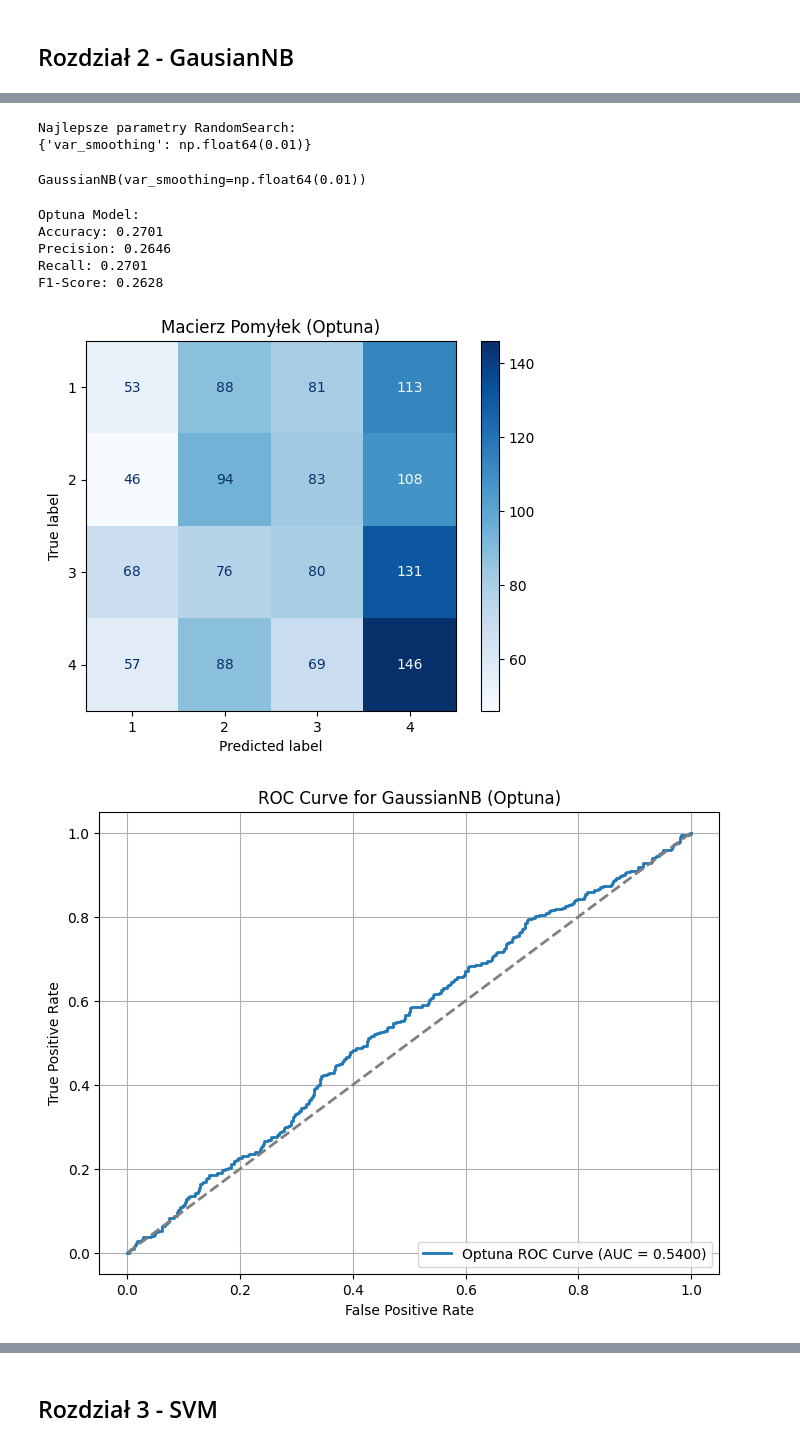
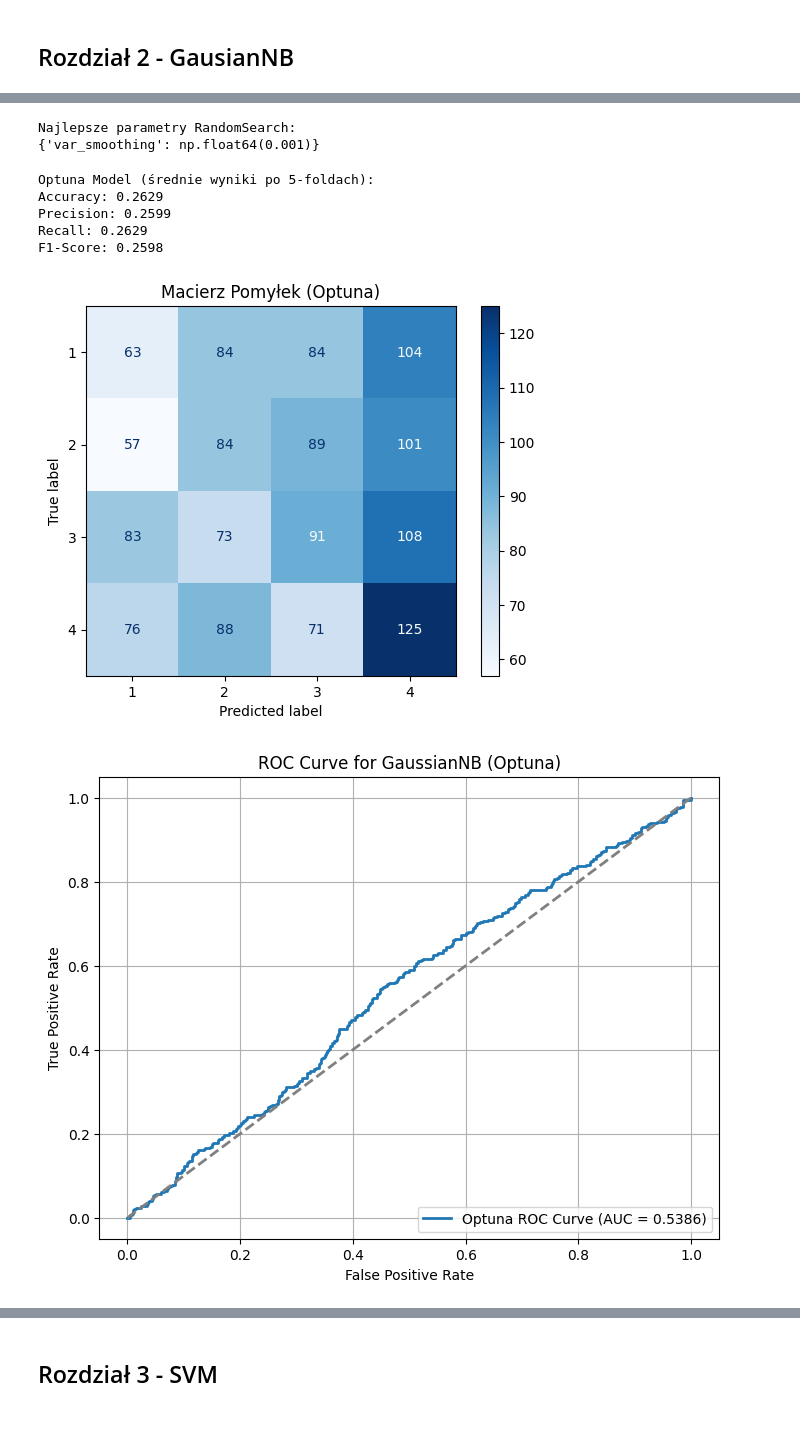
Before and after one commit to Meikelele/thesis, a Jupyter notebook: main.ipynb, the cells around one changed output, grey strips where cells are left out. Drawn from its saved outputs; the diff is of its cells as text; code cells hidden in the pictures.

Commit message:
( 2 ) GaussianNB - improvement

```diff
--- a/main.ipynb
+++ b/main.ipynb
@@ -535,5 +535,4 @@ print(best_params_optuna)
 
 # Trenowanie modelu z Optuną
 model_optuna = GaussianNB(**best_params_optuna)
-model_optuna.fit(X, y)
 # %% [output]
@@ -560,6 +558,8 @@ GaussianNB(var_smoothing=0.009401721313118479)
 # %%
 # RandomizedSearchCV dla GaussianNB
-param_dist = {'var_smoothing': np.logspace(-9, -2, 50)}
+param_dist = {
+    'var_smoothing': np.logspace(-9, -3, 50)
+}
 random_search = RandomizedSearchCV(
     GaussianNB(), param_distributions=param_dist, n_iter=50, cv=cv, scoring='f1_weighted', random_state=42
 )
@@ -571,54 +571,51 @@ print(best_params_random)
 
 # Trenowanie modelu z RandomSearch
 model_random = GaussianNB(**best_params_random)
-model_random.fit(X, y)
 # %% [output]
 Najlepsze parametry RandomSearch:
-{'var_smoothing': np.float64(0.01)}
+{'var_smoothing': np.float64(0.001)}
-GaussianNB(var_smoothing=np.float64(0.01))
 # %%
 # Ocena obu modeli
 models = {'Optuna': model_optuna, 'RandomSearch': model_random}
 for name, model in models.items():
-    y_pred = cross_val_predict(model, X, y, cv=cv, method='predict')
-    y_proba = cross_val_predict(model, X, y, cv=cv, method='predict_proba')[:, 1]
+    accuracy = cross_val_score(model, X, y, cv=cv, scoring='accuracy').mean()
+    precision = cross_val_score(model, X, y, cv=cv, scoring='precision_weighted').mean()
+    recall = cross_val_score(model, X, y, cv=cv, scoring='recall_weighted').mean()
+    f1 = cross_val_score(model, X, y, cv=cv, scoring='f1_weighted').mean()
 
-    accuracy = accuracy_score(y, y_pred)
-    precision = precision_score(y, y_pred, average='weighted')
-    recall = recall_score(y, y_pred, average='weighted')
-    f1 = f1_score(y, y_pred, average='weighted')
-
-    print(f"\n{name} Model:")
+    print(f"\n{name} Model (średnie wyniki po 5-foldach):")
     print(f"Accuracy: {accuracy:.4f}")
     print(f"Precision: {precision:.4f}")
     print(f"Recall: {recall:.4f}")
     print(f"F1-Score: {f1:.4f}")
 
     # Macierz pomyłek - wykres
+    y_pred = cross_val_predict(model, X, y, cv=cv)
     cm = confusion_matrix(y, y_pred)
     disp = ConfusionMatrixDisplay(confusion_matrix=cm, display_labels=np.unique(y))
     disp.plot(cmap='Blues', values_format='d')
     plt.title(f'Macierz Pomyłek ({name})')
     plt.show()
 
     # Wykres krzywej ROC
+    y_proba = cross_val_predict(model, X, y, cv=cv, method='predict_proba')[:, 1]
     fpr, tpr, _ = roc_curve(y, y_proba, pos_label=np.unique(y)[1])
     roc_auc = auc(fpr, tpr)
 
     plt.figure(figsize=(8, 6))
     plt.plot(fpr, tpr, lw=2, label=f'{name} ROC Curve (AUC = {roc_auc:.4f})')
     plt.plot([0, 1], [0, 1], color='gray', linestyle='--', lw=2)
     plt.xlabel('False Positive Rate')
     plt.ylabel('True Positive Rate')
     plt.title(f'ROC Curve for GaussianNB ({name})')
     plt.legend(loc='lower right')
     plt.grid()
     plt.show()
 # %% [output]
-Optuna Model:
-Accuracy: 0.2701
-Precision: 0.2646
-Recall: 0.2701
-F1-Score: 0.2628
+Optuna Model (średnie wyniki po 5-foldach):
+Accuracy: 0.2629
+Precision: 0.2599
+Recall: 0.2629
+F1-Score: 0.2598
-[figure, old version]
+[figure, new version]
-[figure, old version]
+[figure, new version]
```
Also changed, not shown: parts of 6 cells of this notebook, 4 other files.
